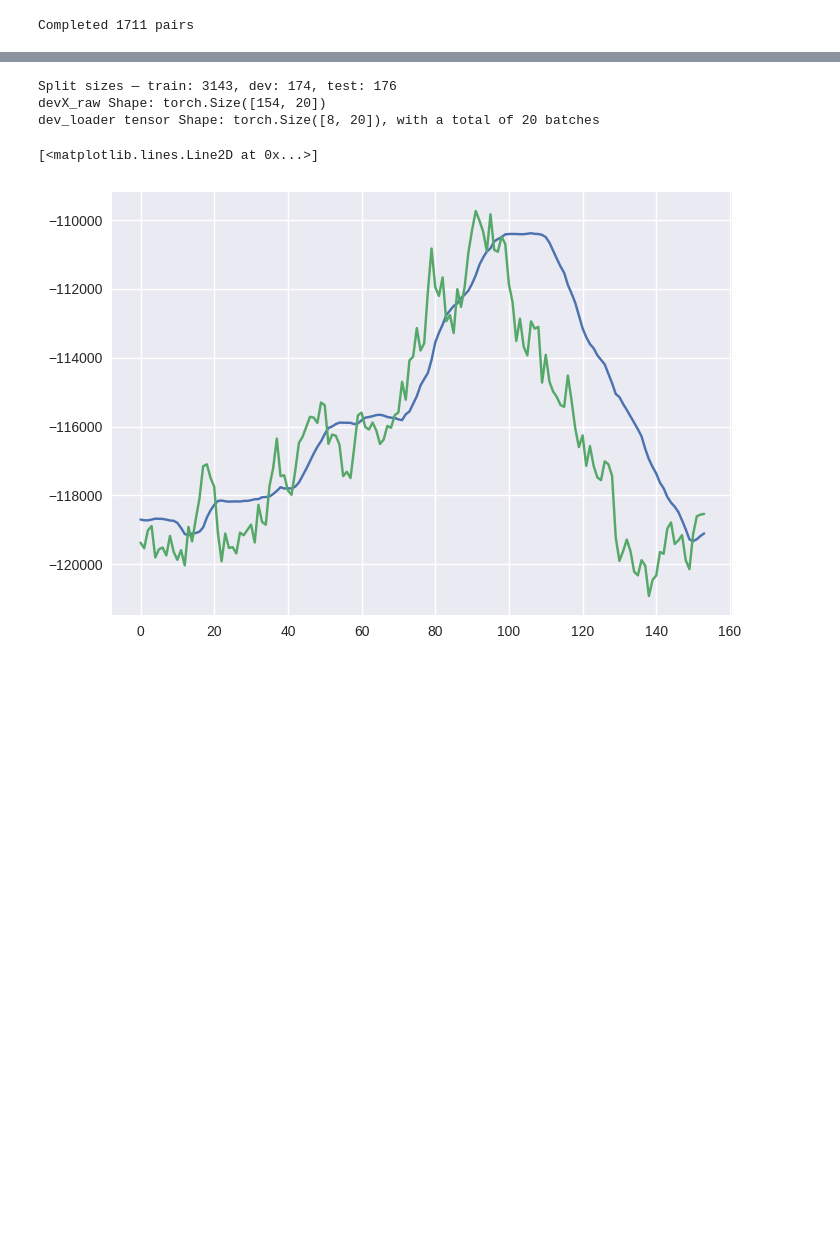
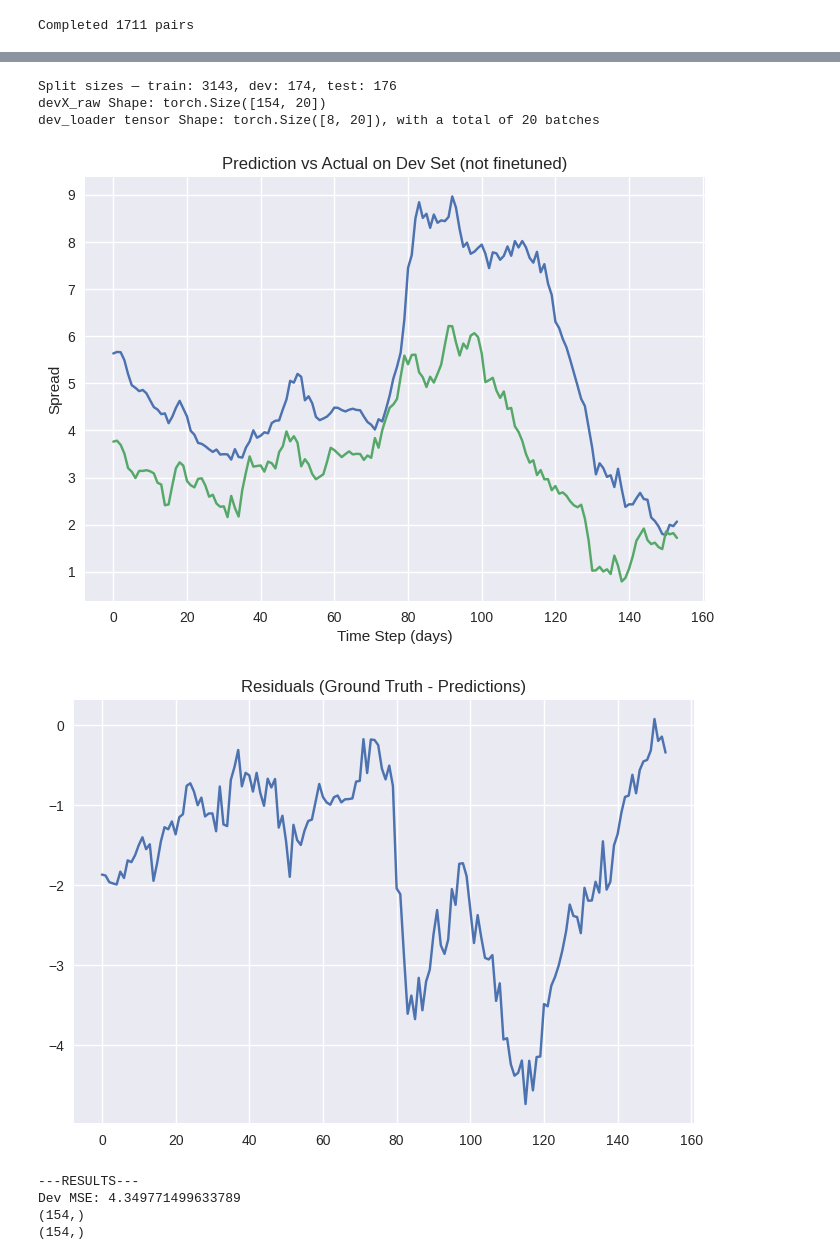
Before and after one commit to maviddoerdijk/bsc-thesis, a Jupyter notebook: exp/train_time_moe.ipynb, the cells around one changed output, grey strips where cells are left out. Drawn from its saved outputs; the diff is of its cells as text; code cells hidden in the pictures; blank space fills up the shorter version.

Commit message:
Dev MSE results for actual cointegrated pair

```diff
--- a/exp/train_time_moe.ipynb
+++ b/exp/train_time_moe.ipynb
@@ -145,3 +145,11 @@ pairs_timeseries_df = combine_pairs_data(data_close_filtered_2, data_open_filter
 # But, also the input features are the following keys: ['S1_rsi', 'S2_rsi', 'S1_mfi', 'S2_mfi', 'S1_adi', 'S2_adi', 'S1_vpt', 'S2_vpt', 'S1_atr', 'S2_atr', 'S1_bb_ma', 'S2_bb_ma', 'S1_adx', 'S2_adx', 'S1_ema', 'S2_ema', 'S1_macd', 'S2_macd', 'S1_dlr', 'S2_dlr']
 # %% [output]
 Completed 1711 pairs
+# %%
+hard_code_pair = True
+if hard_code_pair:
+  print([pair for pair in pairs_data_filtered if "SQQQ" not in pair[0]])
+  # [(('IEI', 'VCIT'), np.float64(0.0001730364093693033)),
+  ticker_a = "IEI"
+  ticker_b = "VCIT"
+  pairs_timeseries_df = combine_pairs_data(data_close_filtered_2, data_open_filtered_2, data_high_filtered_2, data_low_filtered_2, data_vol_filtered_2, ticker_a, ticker_b)
@@ -162,6 +172,7 @@ delta: float = 1e-3
 obs_cov_reg: float = 2.
 trans_cov_avg: float = 0.01
 obs_cov_avg: float = 1.
+plot_results: bool = True
 return_datasets: bool = False
 verbose: bool = True
 
@@ -362,7 +238,7 @@ devX_raw, devX_scaled, devY_raw, devY_scaled, dev_mean, dev_std = create_sequenc
 if verbose:
   print(f"devX_raw Shape: {devX_raw.shape}") # entire devX_raw has that shape before dataset and dev_loader logic
 
-dev_ds = TensorDataset(devX_raw) # goal of TensorDataset class: loading and processing dataset lazily
+dev_ds = TensorDataset(devX_raw, devY_raw) # goal of TensorDataset class: loading and processing dataset lazily
 dev_loader = DataLoader(dev_ds, batch_size=batch_size, shuffle=False) # DataLoader takes care of shuffling/sampling/weigthed sampling, batching, using multiprocessing to load the data, use pinned memory etc. (source; https://discuss.pytorch.org/t/what-do-tensordataset-and-dataloader-do/107017)
 
 if verbose:
@@ -380,35 +256,68 @@ if FLASH_ATTN: # if FLASH_ATTN, we assume the flash-attention module is installe
 prediction_length = 1 # TODO: rather than hardcoding prediction length, make a strategy where we can pick and choose different prediction lengths, and see what is affected by this (returns, std dev, ..)
 
 # forecast in batches from dev dataset
 all_predictions = []
 for i, batch in enumerate(dev_loader):
   inputs = batch[0] # is devX_scaled, for now [1] will return error, later [1] will return devY_scaled :D
 
-  # outputs = batch[1]
+  yvals = batch[1]
   # means = batch[2]
   # stds = batch[3]
 
   output = model.generate(inputs, max_new_tokens=prediction_length)  # shape is [batch_size, look_back + prediction_length]
   normed_predictions = output[:, -prediction_length:]  # shape is [batch_size, prediction_length]
 
   # from returned dev_mean and dev_std, slice the appropriate slices from the series
   input_size_current = inputs.size()
   batch_size_current = input_size_current[0]
   local_means = dev_mean[batch_size*i : batch_size*i + batch_size_current]
   local_stds = dev_std[batch_size*i : batch_size*i + batch_size_current]
 
   preds = normed_predictions * local_stds + local_means
   all_predictions.append(preds)
 
 # Concatenate all predictions
 predictions = torch.cat(all_predictions, dim=0)
 predictions = predictions.squeeze(-1)
 predictions = predictions.detach().numpy()
-plt.plot(predictions)
-plt.plot(devY_raw.numpy())
+
+if plot_results:
+  plt.title("Prediction vs Actual on Dev Set (not finetuned)")
+  plt.xlabel("Time Step (days)")
+  plt.ylabel("Spread")
+  plt.legend(["Predictions", "Ground Truth"])
+  plt.plot(predictions)
+  plt.plot(devY_raw.numpy())
+  plt.show()
+
+  residuals = devY_raw.numpy() - predictions
+  plt.plot(residuals)
+  plt.title("Residuals (Ground Truth - Predictions)")
+  plt.show()
+
+
+test_mse = None
+forecast = None
+timemoe_spread = None
+dev_pretrained_mse = mean_squared_error(devY_raw.numpy(), predictions)
+output: Dict[str, Any] = dict(
+    dev_pretrained_mse=dev_pretrained_mse,
+    mse=test_mse,
+    forecast=forecast,
+    result=timemoe_spread # the predicted spread
+)
+
+print("---RESULTS---")
+print(f"Dev MSE: {dev_pretrained_mse}")
+print(devY_raw.numpy().shape)
+print(predictions.shape)
 # %% [output]
 Split sizes — train: 3143, dev: 174, test: 176
 devX_raw Shape: torch.Size([154, 20])
 dev_loader tensor Shape: torch.Size([8, 20]), with a total of 20 batches
+[figure, new version]
+[figure, added]
-[<matplotlib.lines.Line2D at 0x...>]
+---RESULTS---
+Dev MSE: 4.349771499633789
+(154,)
+(154,)
-[figure, old version]
```
Also changed, not shown: parts of 3 cells of this notebook.
